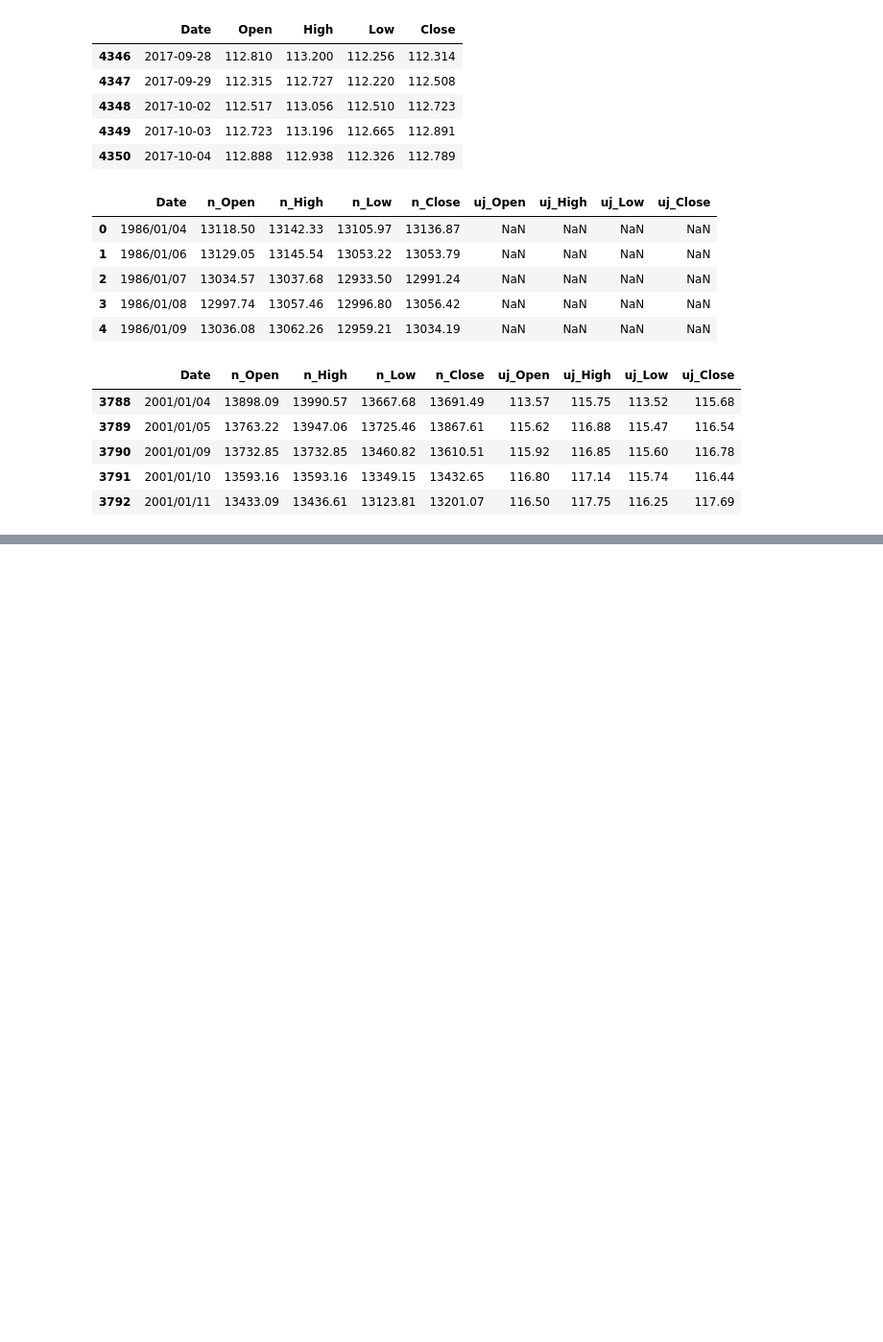
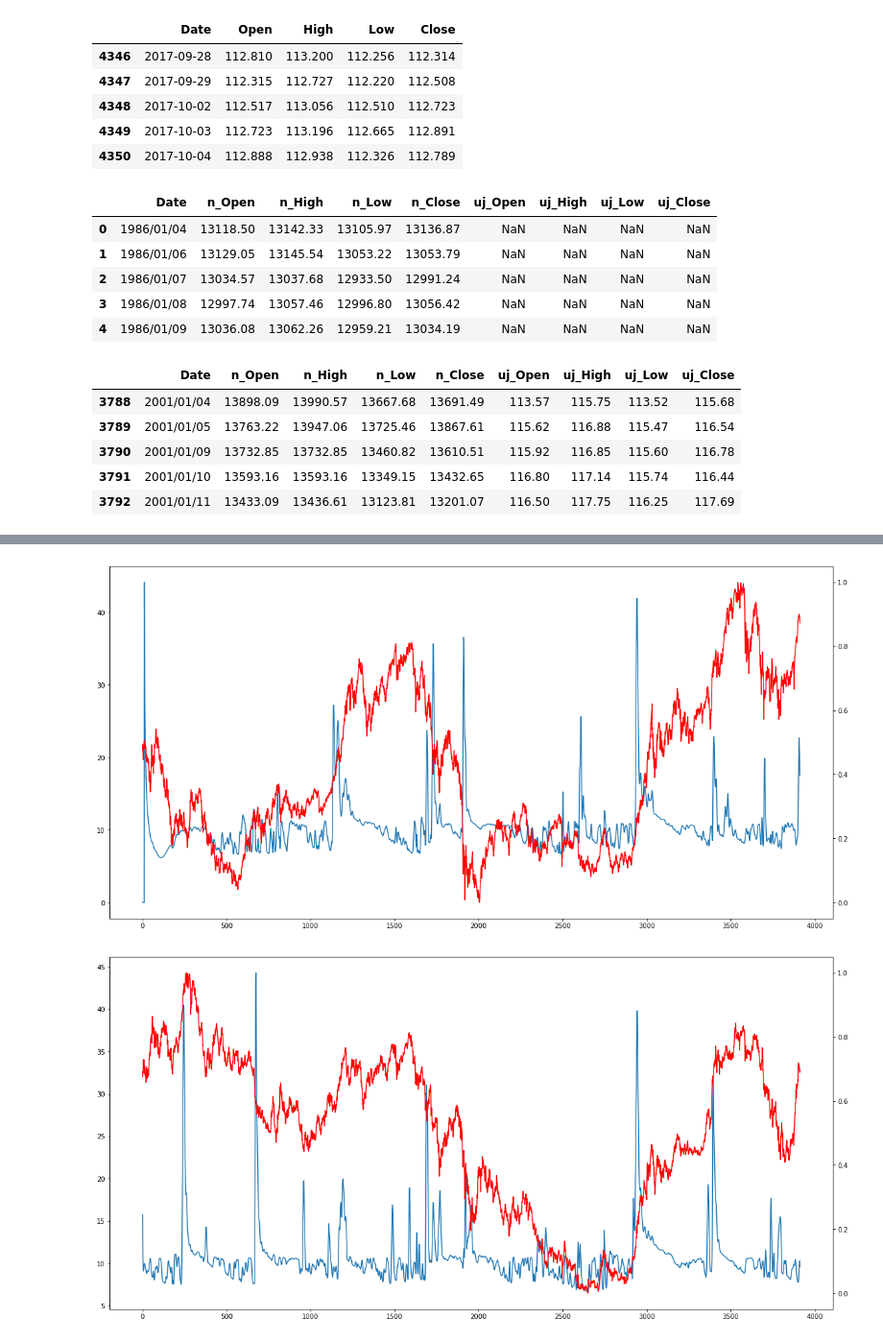
Before and after one commit to satetsu007/anomaly_detection, a Jupyter notebook: ipynb/ChangeFinder.ipynb, the cells around one changed output, grey strips where cells are left out. Shown at 96% size. Cells and saved outputs as stored; diff of their text form; code cells hidden in the pictures; blank space fills up the shorter version.

```diff
--- a/ipynb/ChangeFinder.ipynb
+++ b/ipynb/ChangeFinder.ipynb
@@ -156,0 +143,2 @@ df[1992:1995]付近で変化点を検出している
+# %%
+df.iloc[:, 1:] = (df.iloc[:, 1:] - df.iloc[:, 1:].min()) / (df.iloc[:, 1:].max() - df.iloc[:, 1:].min())
@@ -156,0 +154,39 @@ df[1992:1995]付近で変化点を検出している
+# %%
+data_n = df.n_Close
+data_n = np.array(data_n)
+data_uj = df.uj_Close
+data_uj = np.array(data_uj)
+# %%
+# 終値の変化点検出
+cf = changefinder.ChangeFinder(r=0.01, order=1, smooth=7)
+
+ret_n = []
+for i in data_n:
+    score = cf.update(i)
+    ret_n.append(score)
+
+ret_uj = []
+for i in data_uj:
+    score = cf.update(i)
+    ret_uj.append(score)
+
+ret_n = np.array(ret_n)
+ret_uj = np.array(ret_uj)
+# %%
+# data_n: ret_n, data_uj: ret_uj
+fig = plt.figure(figsize=(20, 10))
+ax = fig.add_subplot(111)
+ax.plot(ret_n)
+ax2 = ax.twinx()
+ax2.plot(data_n,'r')
+plt.show()
+
+fig = plt.figure(figsize=(20, 10))
+ax = fig.add_subplot(111)
+ax.plot(ret_uj)
+ax2 = ax.twinx()
+ax2.plot(data_uj,'r')
+plt.show()
+# %% [output]
+[figure, added]
+[figure, added]
```
Also changed, not shown: parts of 19 cells of this notebook, 2 other files.
